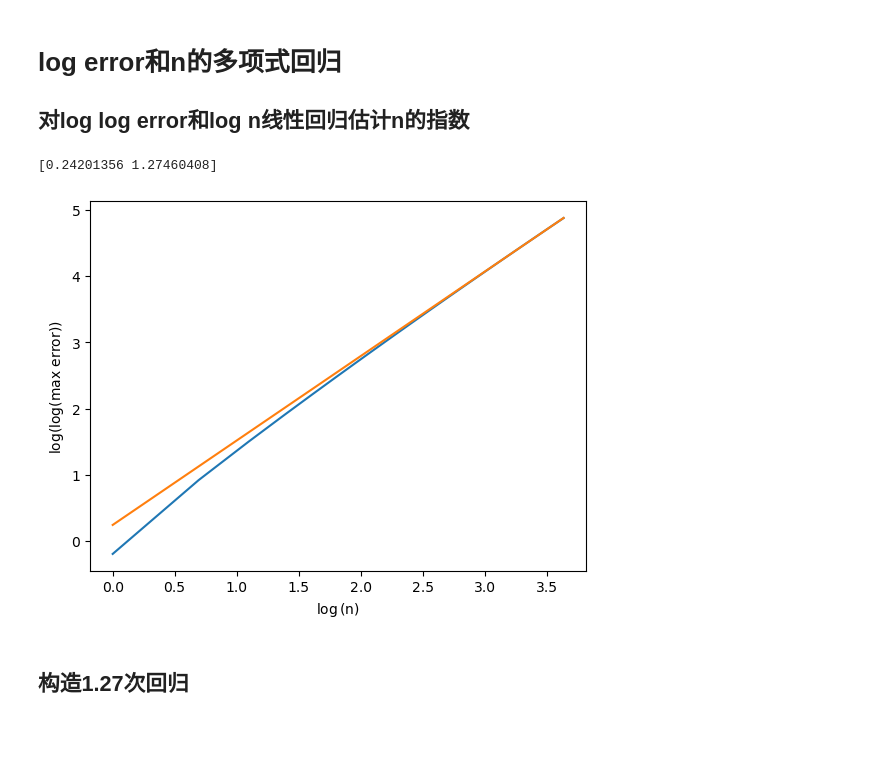
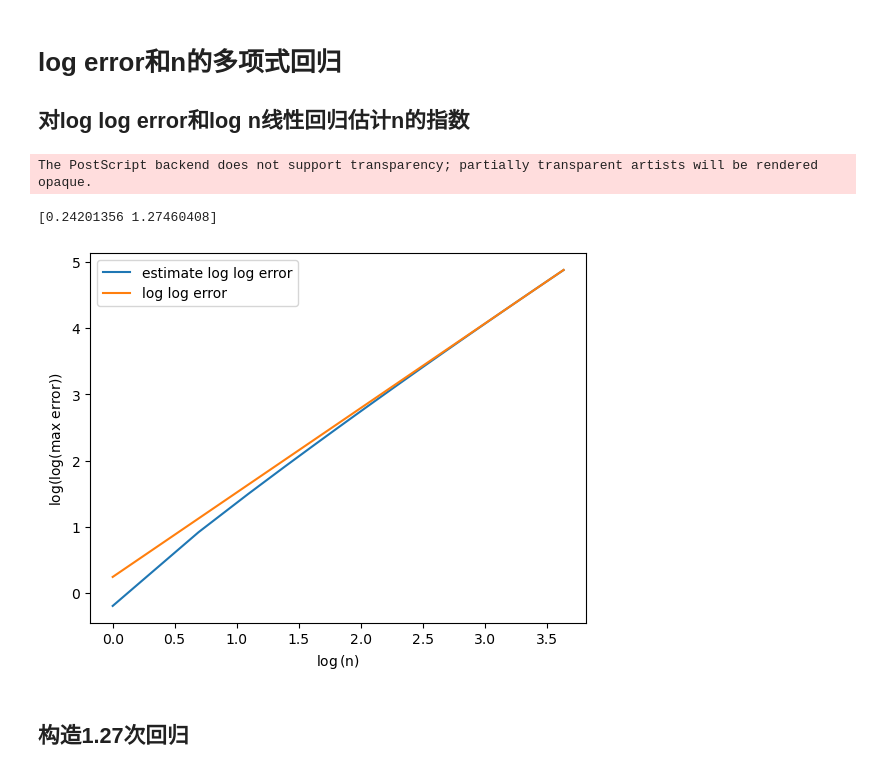
Before and after one commit to Suffoc/SquareApproximation, a Jupyter notebook: SquareApproximation.ipynb, the cells around one changed output. Cells and saved outputs as stored; diff of their text form; code cells hidden in the pictures; blank space fills up the shorter version.

```diff
--- a/SquareApproximation.ipynb
+++ b/SquareApproximation.ipynb
@@ -251,24 +255,26 @@ The PostScript backend does not support transparency; partially transparent arti
 # %%
 # 变量都以deg_开头命名
 log_log_error = np.log(-log_error[25:35])
 deg_A = np.transpose([np.ones_like(n), np.log(n)])[25:35]
 deg_ATA = np.matmul(np.transpose(deg_A), deg_A)
 deg_ATB = np.matmul(np.transpose(deg_A), log_log_error)
 deg_coef = np.matmul(np.linalg.inv(deg_ATA), deg_ATB)
 print(deg_coef)
 
 
 deg_log_log_err_est = np.matmul(np.transpose([np.ones_like(n), np.log(n)]), deg_coef)
 plt.figure()
-plt.plot(np.log(n)[log_error < 0], np.log(-log_error[log_error < 0]))
-plt.plot(np.log(n), deg_log_log_err_est)
+plt.plot(np.log(n)[log_error < 0], np.log(-log_error[log_error < 0]), label = "estimate log log error")
+plt.plot(np.log(n), deg_log_log_err_est, label = "log log error")
+plt.legend(loc = "best")
 plt.xlabel("$\log$(n)")
 plt.ylabel("$\log(\log($max error$))$")
 plt.savefig("linear regression of loglogerror to logn.eps", dpi = 300, format = "eps")
 plt.show()
 # %% [output]
-[0.24201356 1.27460408]
+The PostScript backend does not support transparency; partially transparent artists will be rendered opaque.
+[0.24201356 1.27460408]
-[figure, old version]
+[figure, new version]
 # %% [markdown]
 ## 构造1.27次回归
 # %%
```
Also changed, not shown: parts of 5 cells of this notebook, 20 other files.
